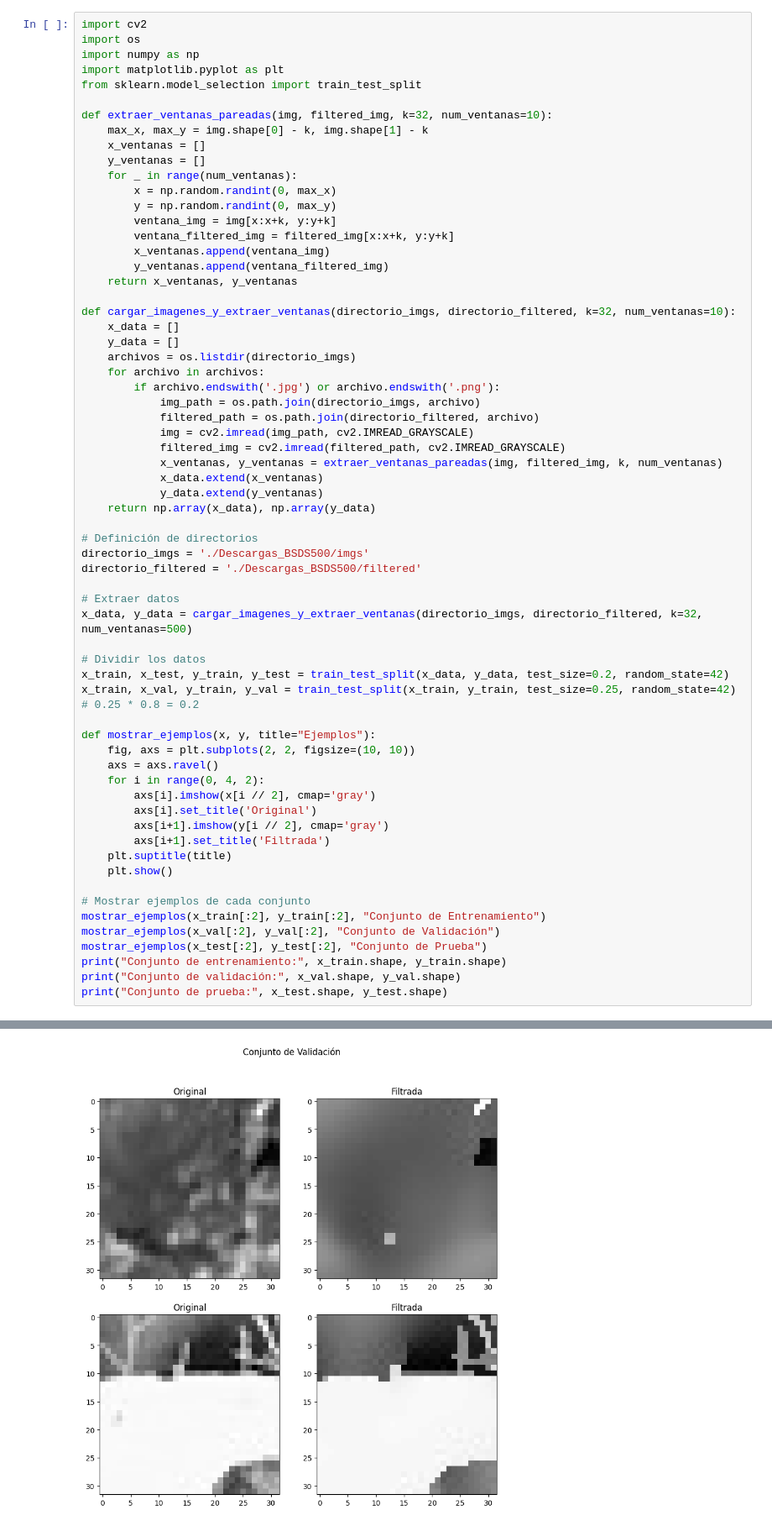
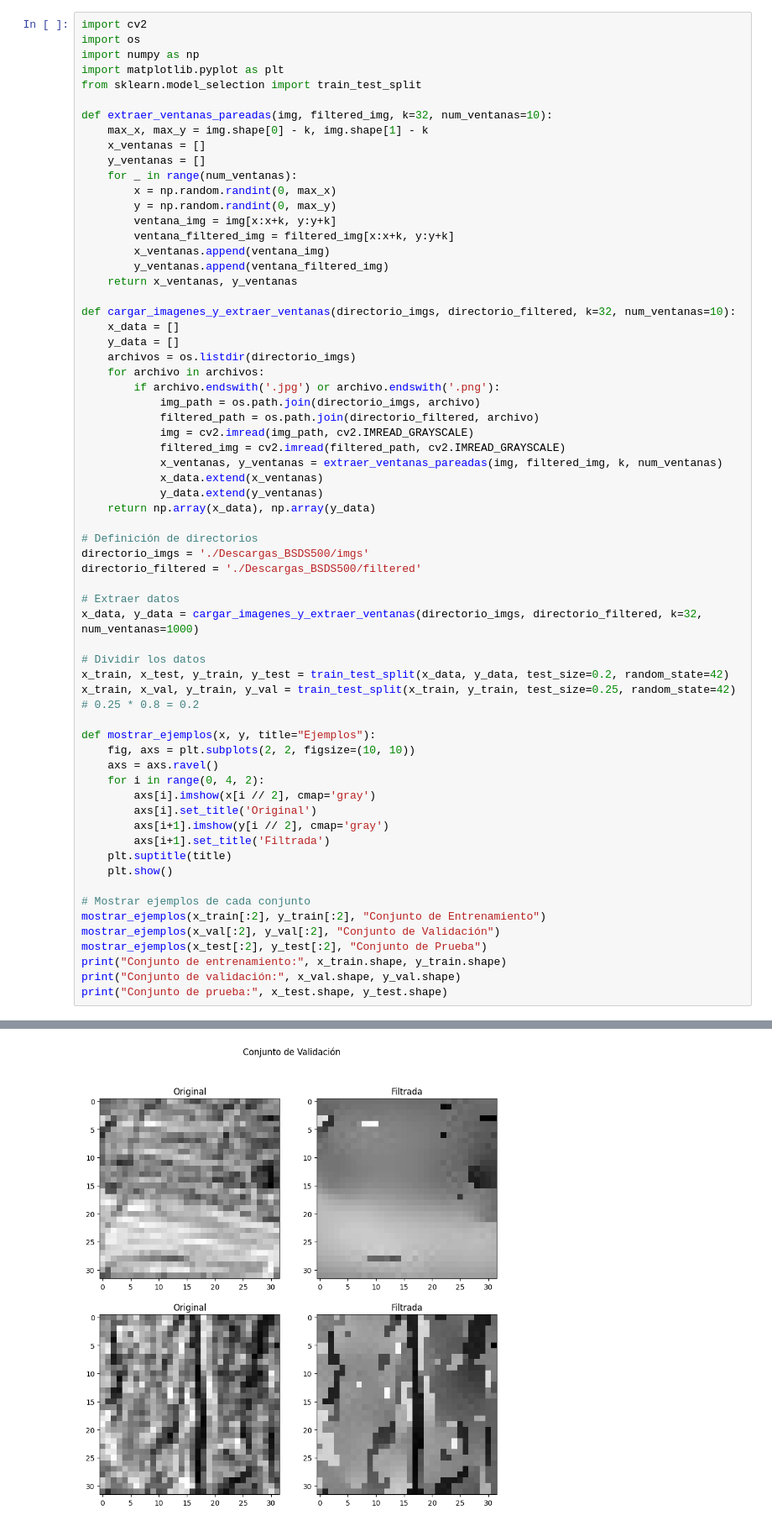
Before and after one commit to JuanCarlosBajan/Lab03_VC_UVG, a Jupyter notebook: lab3.ipynb, the cells around one changed output, grey strips where cells are left out. Shown at 84% size. Saved outputs shown, nothing was run; the diff lists cells and outputs as text.

```diff
--- a/lab3.ipynb
+++ b/lab3.ipynb
@@ -122,7 +122,7 @@ directorio_imgs = './Descargas_BSDS500/imgs'
 directorio_filtered = './Descargas_BSDS500/filtered'
 
 # Extraer datos
-x_data, y_data = cargar_imagenes_y_extraer_ventanas(directorio_imgs, directorio_filtered, k=32, num_ventanas=500)
+x_data, y_data = cargar_imagenes_y_extraer_ventanas(directorio_imgs, directorio_filtered, k=32, num_ventanas=1000)
 
 # Dividir los datos
 x_train, x_test, y_train, y_test = train_test_split(x_data, y_data, test_size=0.2, random_state=42)
@@ -151 +151 @@ print("Conjunto de prueba:", x_test.shape, y_test.shape)
-[figure, old version]
+[figure, new version]
```
Also changed, not shown: parts of 6 cells of this notebook, 3 other files.
